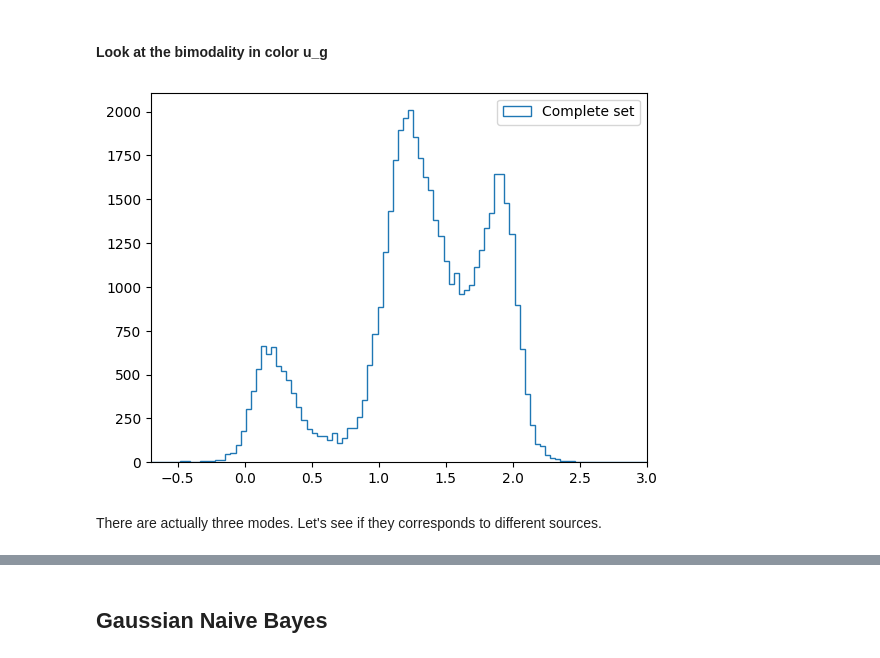
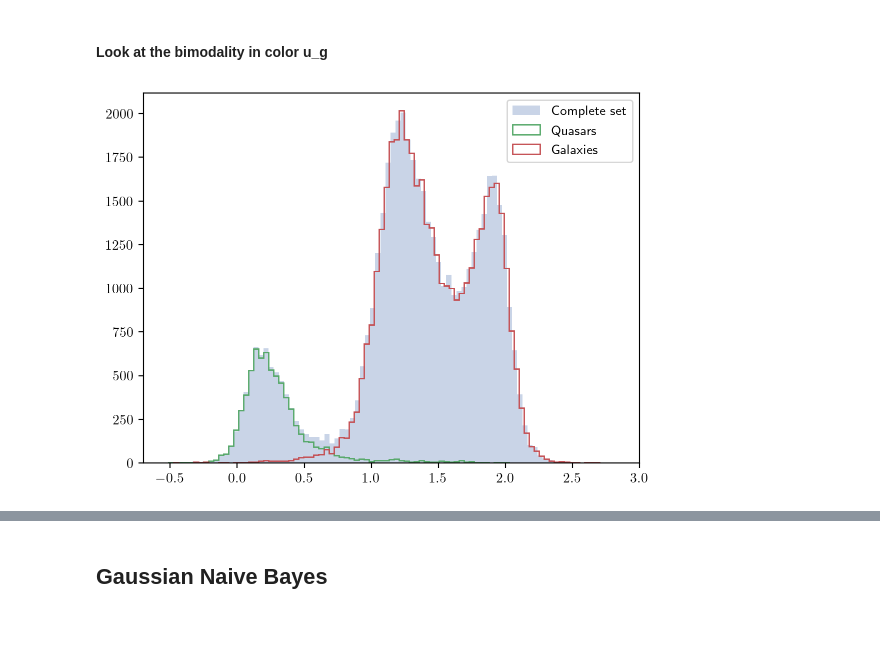
Before and after one commit to GiuliaConti/astrostatistics_bicocca_2024, a Jupyter notebook: working/E17_L19_QsoGal.ipynb, the cells around one changed output, grey strips where cells are left out. Drawn from its saved outputs; the diff is of its cells as text; code cells hidden in the pictures; blank space fills up the shorter version.

```diff
--- a/working/E17_L19_QsoGal.ipynb
+++ b/working/E17_L19_QsoGal.ipynb
@@ -15,6 +17,11 @@ from sklearn.naive_bayes import GaussianNB
 from sklearn.discriminant_analysis import QuadraticDiscriminantAnalysis
 from astroML.classification import GMMBayes
 from sklearn.neighbors import KNeighborsClassifier
+
+plt.style.use('seaborn-v0_8-deep')
+plt.rc('text', usetex=True)
+%matplotlib inline
+%config InlineBackend.figure_format='retina'
 # %%
 np.random.seed(42)
 # %%
@@ -96,12 +103,12 @@ Number of galaxies: 42866
 # %% [markdown]
 #### Look at the bimodality in color u_g
 # %%
-plt.hist(u_g, histtype='step', bins=200, label='Complete set')
+plt.hist(u_g, bins=200, label='Complete set', alpha=0.3)
+plt.hist(u_g[labels == 1], histtype='step', bins=np.linspace(-0.7, 3, 100), label='Quasars')
+plt.hist(u_g[labels == 0], histtype='step', bins=np.linspace(-0.7, 3, 100), label='Galaxies')
 
 plt.xlim(-0.7, 3)
 plt.legend()
 plt.show()
 # %% [output]
-[figure, old version]
+[figure, new version]
-# %% [markdown]
-There are actually three modes. Let's see if they corresponds to different sources.
```
Also changed, not shown: parts of 19 cells of this notebook.
